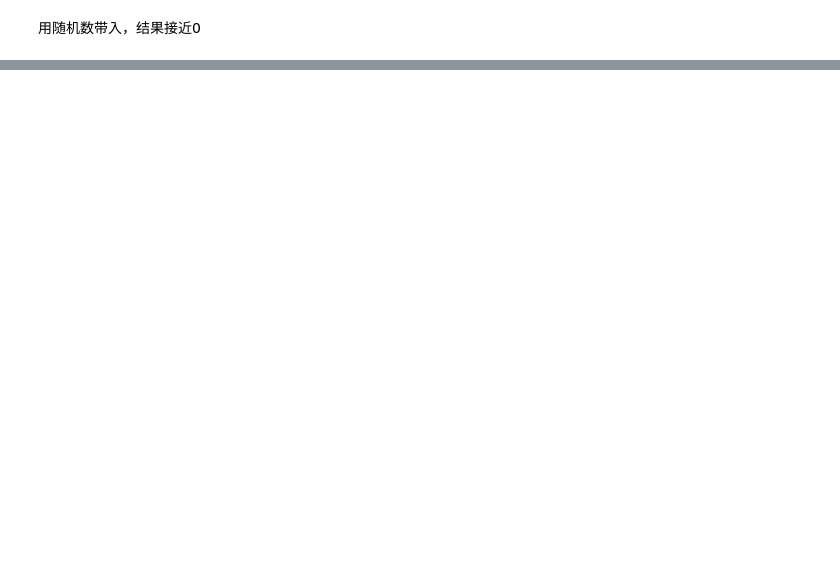
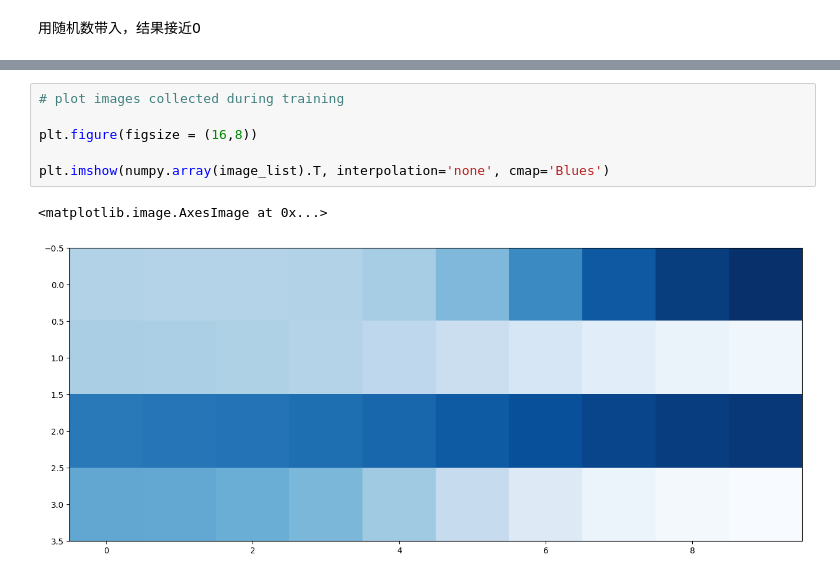
Before and after one commit to w0330t/gan, a Jupyter notebook: v1.ipynb, the cells around one changed output, grey strips where cells are left out. Saved outputs shown, nothing was run; the diff lists cells and outputs as text; blank space fills up the shorter version.

```diff
--- a/v1.ipynb
+++ b/v1.ipynb
@@ -117,0 +217,9 @@ tensor([0.1249], grad_fn=<SigmoidBackward0>)
+# %%
+# plot images collected during training
+
+plt.figure(figsize = (16,8))
+
+plt.imshow(numpy.array(image_list).T, interpolation='none', cmap='Blues')
+# %% [output]
+<matplotlib.image.AxesImage at 0x...>
+[figure, added]
```
Also changed, not shown: parts of 11 cells of this notebook.
